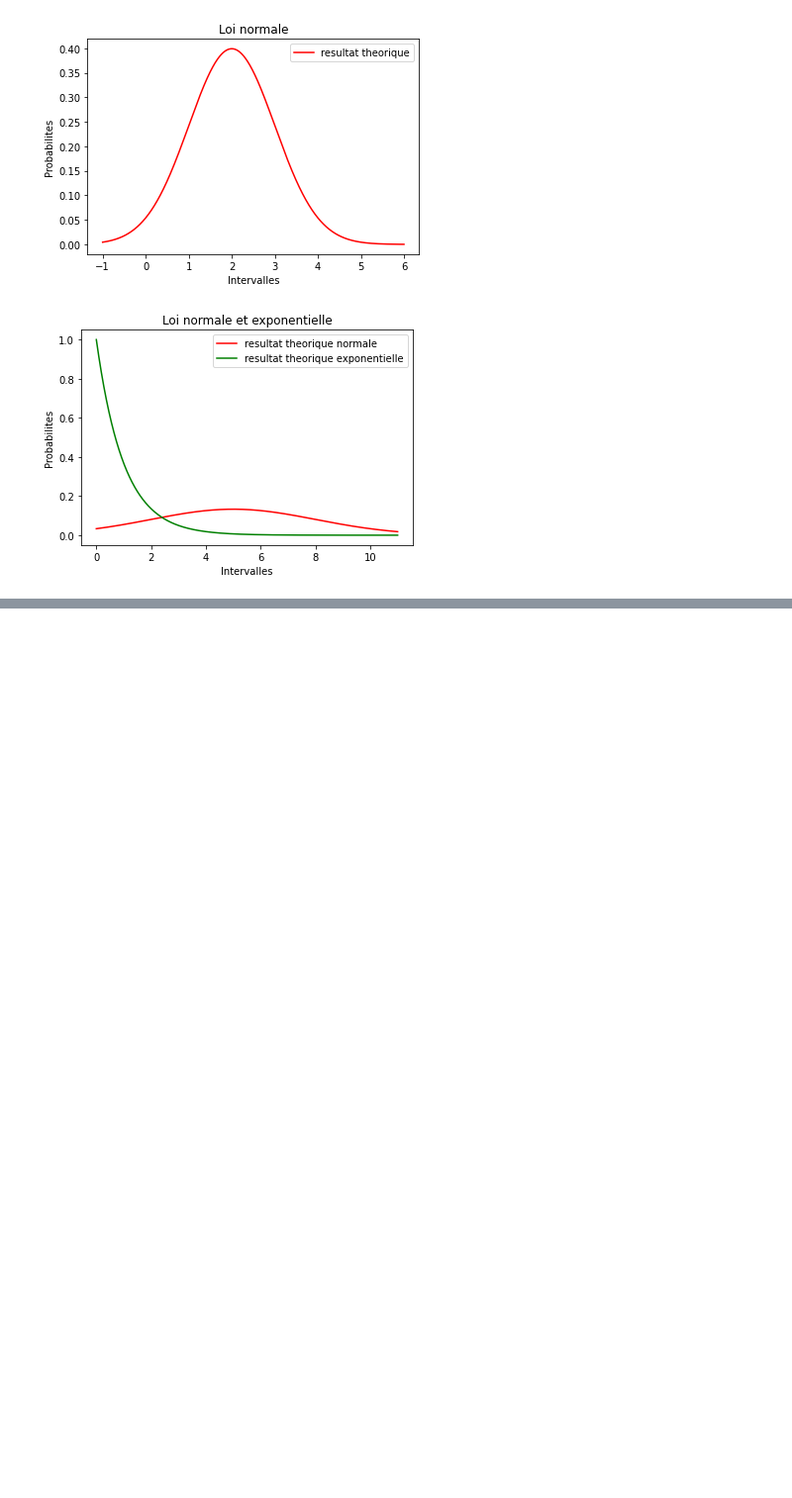
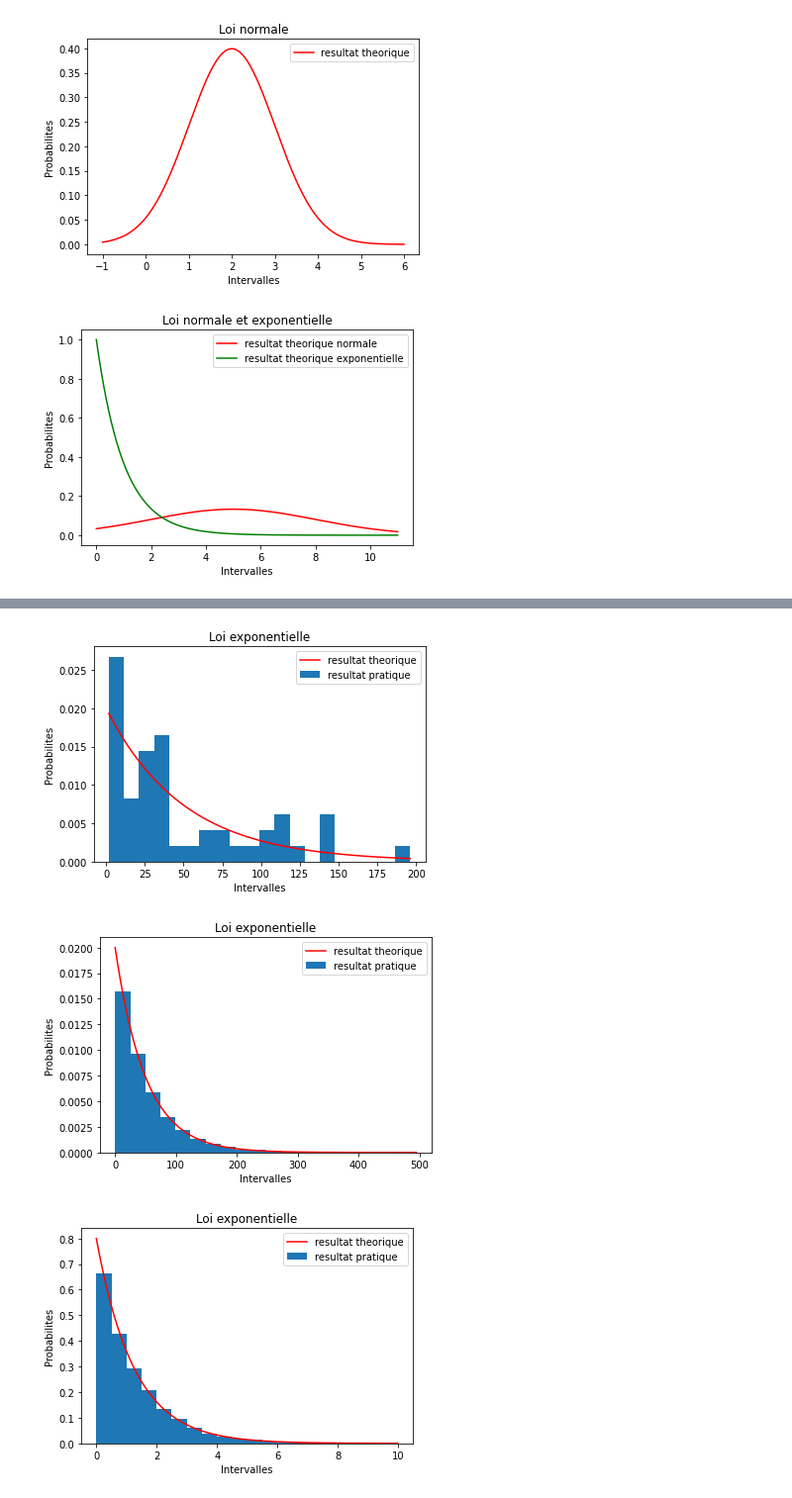
Before and after one commit to arxaqapi/licence-info, a Jupyter notebook: S5/stats_proba/tp/tp1.ipynb, the cells around one changed output, grey strips where cells are left out. Shown at 99% size. Drawn from its saved outputs; the diff is of its cells as text; code cells hidden in the pictures; blank space fills up the shorter version.

```diff
--- a/S5/stats_proba/tp/tp1.ipynb
+++ b/S5/stats_proba/tp/tp1.ipynb
@@ -163,0 +162,36 @@ plt.hist(vecx)#, normed=True, label='Loi normale ') #
+# %%
+def loi_exponentielle(nb_val, lambd, barres, pas):
+
+    # Loi pratique (valeurs aleatoires)
+    xp = loi.exponential(1/lambd, size=nb_val)
+
+    # Normalisation
+    mini = min(xp)
+    maxi = max(xp)
+
+    # Loi theorique
+    vec = np.arange(mini, maxi, pas)
+    xt = loiT.expon.pdf(vec, loc=0, scale=1/lambd)
+
+
+    # Affichage
+    plt.figure()
+    plt.hist(xp, barres, density=True, label='resultat pratique')
+    plt.plot(vec, xt, 'r', label='resultat theorique')
+    plt.title('Loi exponentielle')
+    plt.xlabel('Intervalles')
+    plt.ylabel('Probabilites')
+    plt.legend()
+    plt.show()
+# %%
+# (b) Tests de la loi Exponentielle
+# 50 valeurs
+loi_exponentielle(50, 0.02, nb_barres, pas_reel)
+# 10000 valeurs
+loi_exponentielle(10000, 0.02, nb_barres, pas_reel)
+# 10000 valeurs
+loi_exponentielle(10000, 0.8, nb_barres, pas_reel)
+# %% [output]
+[figure, added]
+[figure, added]
+[figure, added]
```
Also changed, not shown: parts of 22 cells of this notebook, 24 other files.
